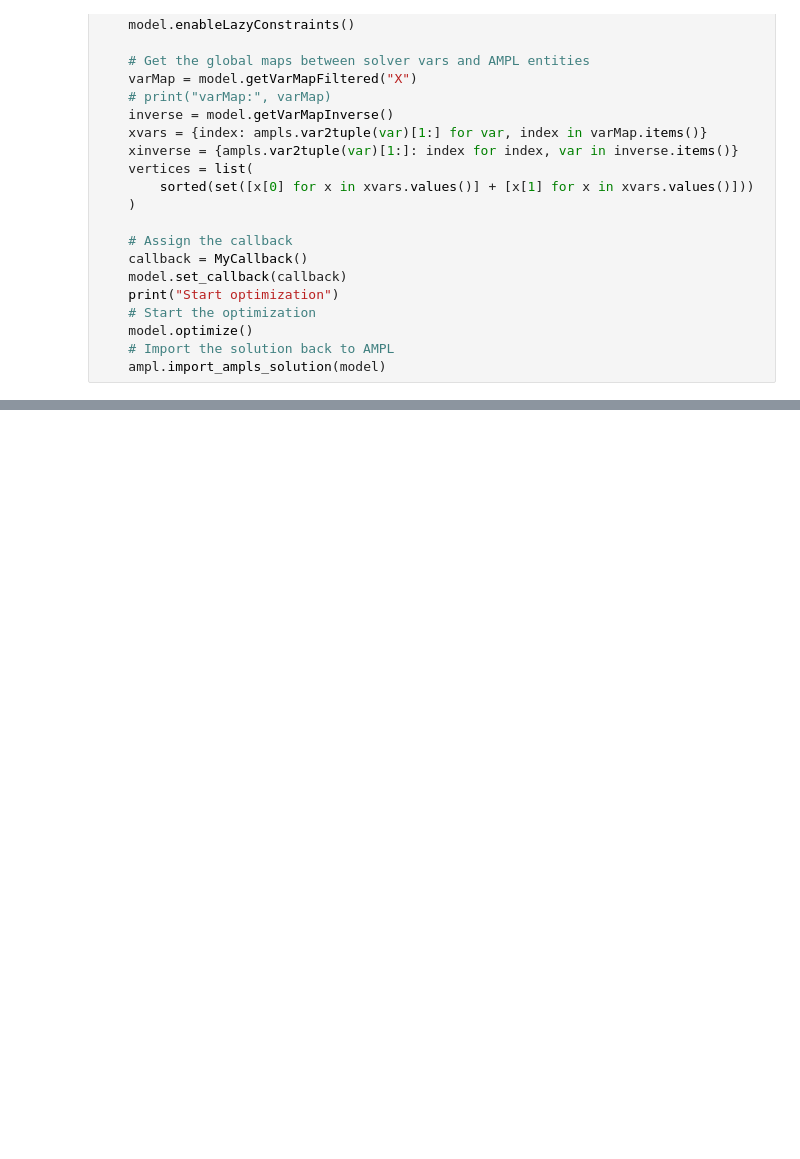
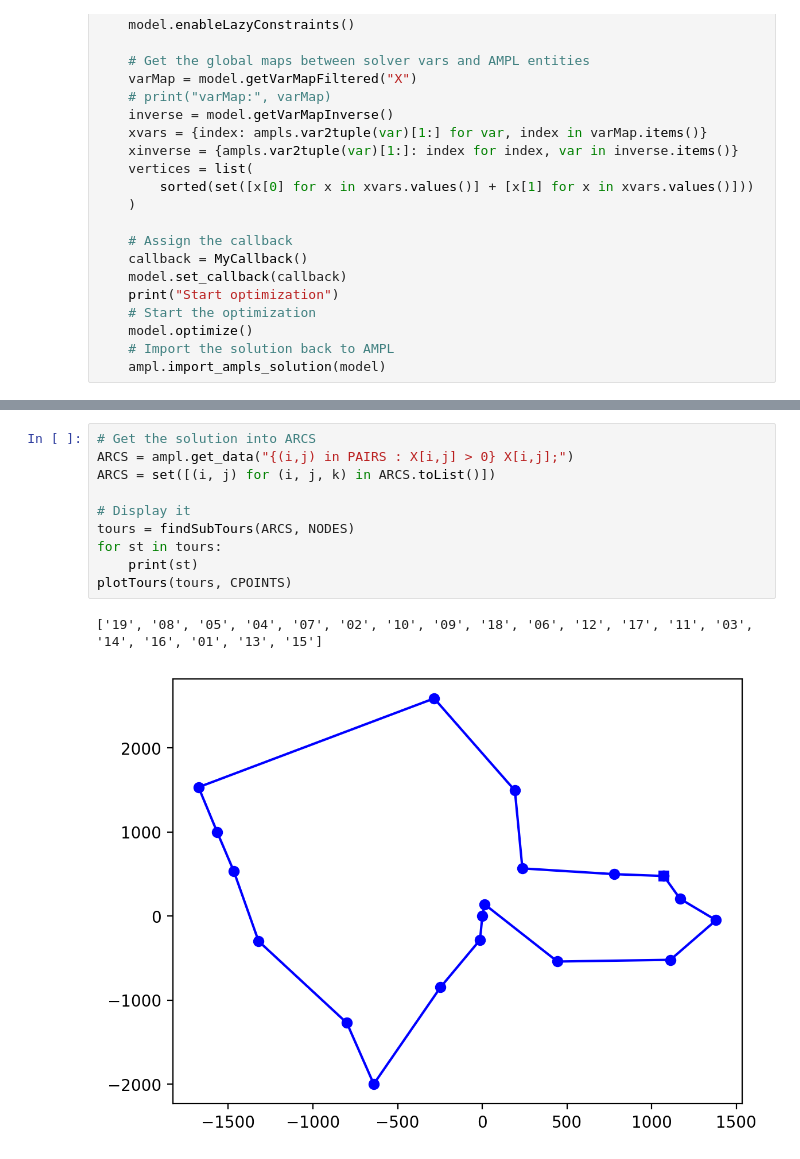
Before and after one commit to SantigoD99/colab.ampl.com, a Jupyter notebook: authors/SantigoD99/SBRP.ipynb, the cells around one changed output, grey strips where cells are left out. Cells and saved outputs as stored; diff of their text form; blank space fills up the shorter version.

```diff
--- a/authors/SantigoD99/SBRP.ipynb
+++ b/authors/SantigoD99/SBRP.ipynb
@@ -319,3 +318,16 @@ Best objective 1.330608972295e+04, best bound 1.330608972295e+04, gap 0.0000%
 Gurobi 12.0.2: optimal solution; objective 13306.08972
 31 simplex iterations
 1 branching node
+# %%
+# Get the solution into ARCS
+ARCS = ampl.get_data("{(i,j) in PAIRS : X[i,j] > 0} X[i,j];")
+ARCS = set([(i, j) for (i, j, k) in ARCS.toList()])
+
+# Display it
+tours = findSubTours(ARCS, NODES)
+for st in tours:
+    print(st)
+plotTours(tours, CPOINTS)
+# %% [output]
+['19', '08', '05', '04', '07', '02', '10', '09', '18', '06', '12', '17', '11', '03', '14', '16', '01', '13', '15']
+[figure, added]
```
Also changed, not shown: parts of 3 cells of this notebook.
